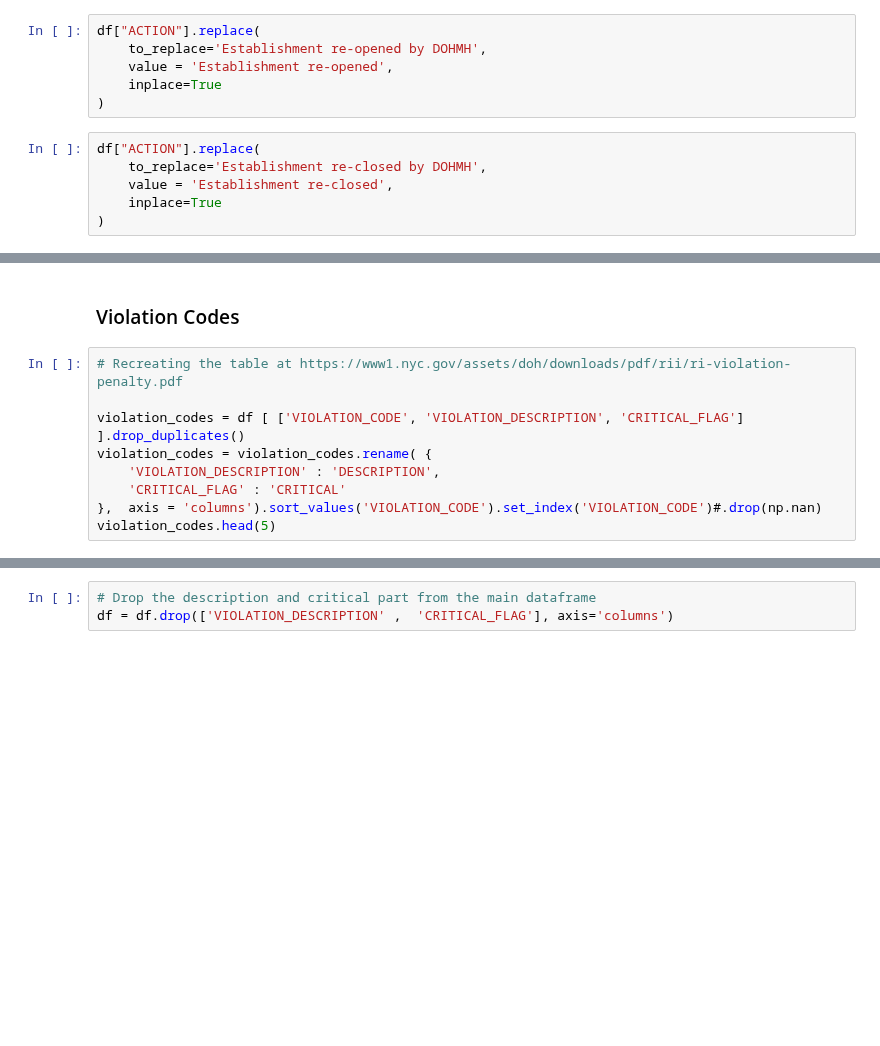
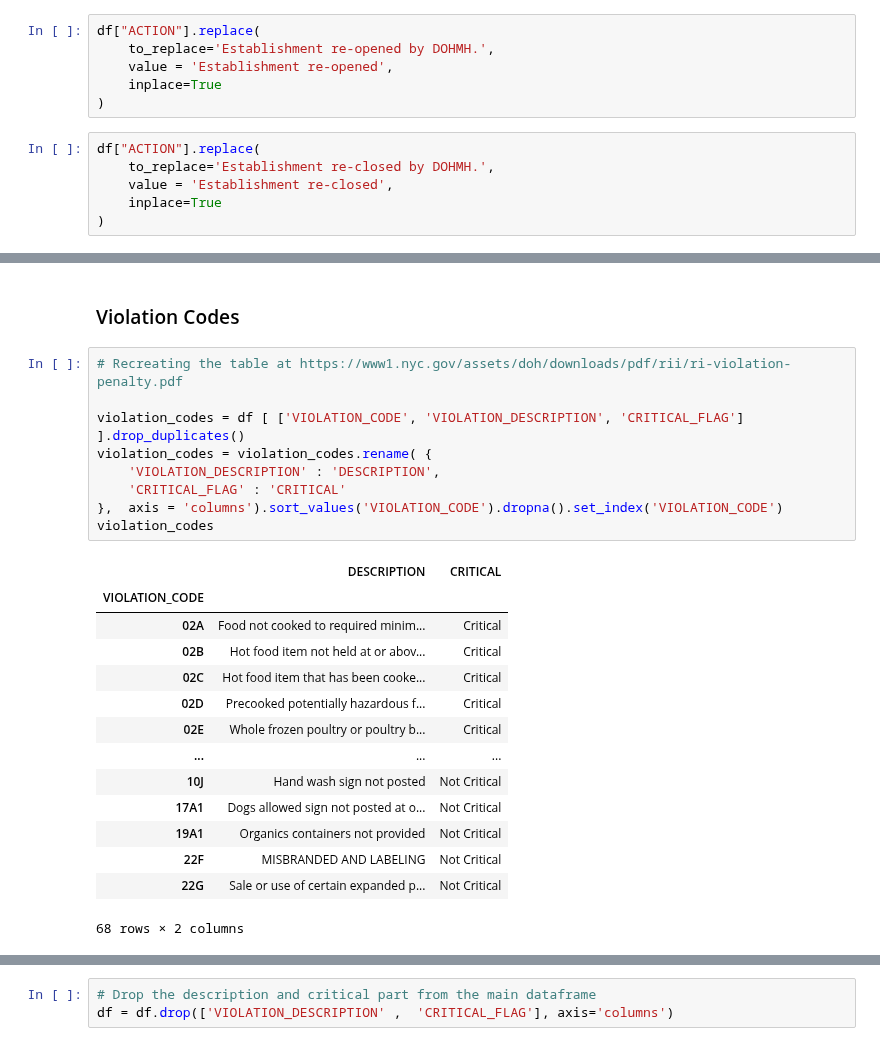
Before and after one commit to ipeirotis-org/datasets, a Jupyter notebook: notebooks/DOH_Restaurant_Inspections.ipynb, the cells around one changed output, grey strips where cells are left out. Drawn from its saved outputs; the diff is of its cells as text; blank space fills up the shorter version.

```diff
--- a/notebooks/DOH_Restaurant_Inspections.ipynb
+++ b/notebooks/DOH_Restaurant_Inspections.ipynb
@@ -218,13 +394,13 @@ df["ACTION"].replace(
 )
 # %%
 df["ACTION"].replace(
-    to_replace='Establishment re-opened by DOHMH',
+    to_replace='Establishment re-opened by DOHMH.',
     value = 'Establishment re-opened',
     inplace=True
 )
 # %%
 df["ACTION"].replace(
-    to_replace='Establishment re-closed by DOHMH',
+    to_replace='Establishment re-closed by DOHMH.',
     value = 'Establishment re-closed',
     inplace=True
 )
@@ -443,9 +775,24 @@ df["CRITICAL_FLAG"] =  pd.Categorical(df["CRITICAL_FLAG"], ordered=False)
 # %%
 # Recreating the table at https://www1.nyc.gov/assets/doh/downloads/pdf/rii/ri-violation-penalty.pdf
 
 violation_codes = df [ ['VIOLATION_CODE', 'VIOLATION_DESCRIPTION', 'CRITICAL_FLAG'] ].drop_duplicates()
 violation_codes = violation_codes.rename( {
     'VIOLATION_DESCRIPTION' : 'DESCRIPTION',
     'CRITICAL_FLAG' : 'CRITICAL'
-},  axis = 'columns').sort_values('VIOLATION_CODE').set_index('VIOLATION_CODE')#.drop(np.nan)
-violation_codes.head(5)
+},  axis = 'columns').sort_values('VIOLATION_CODE').dropna().set_index('VIOLATION_CODE')
+violation_codes
+# %% [output]
+|  | DESCRIPTION | CRITICAL |
+| VIOLATION_CODE |  |  |
+| 02A | Food not cooked to required minim... | Critical |
+| 02B | Hot food item not held at or abov... | Critical |
+| 02C | Hot food item that has been cooke... | Critical |
+| 02D | Precooked potentially hazardous f... | Critical |
+| 02E | Whole frozen poultry or poultry b... | Critical |
+| ... | ... | ... |
+| 10J | Hand wash sign not posted | Not Critical |
+| 17A1 | Dogs allowed sign not posted at o... | Not Critical |
+| 19A1 | Organics containers not provided | Not Critical |
+| 22F | MISBRANDED AND LABELING | Not Critical |
+| 22G | Sale or use of certain expanded p... | Not Critical |
+68 rows × 2 columns
```
Also changed, not shown: parts of 99 cells of this notebook.
